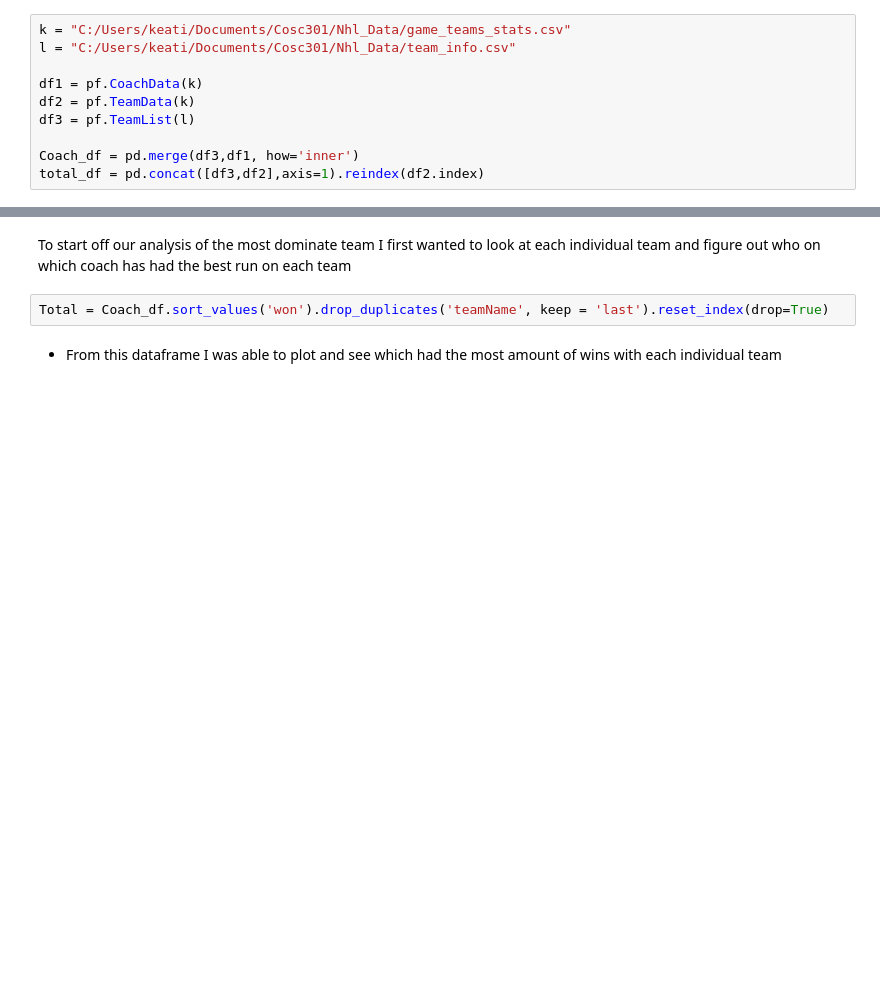
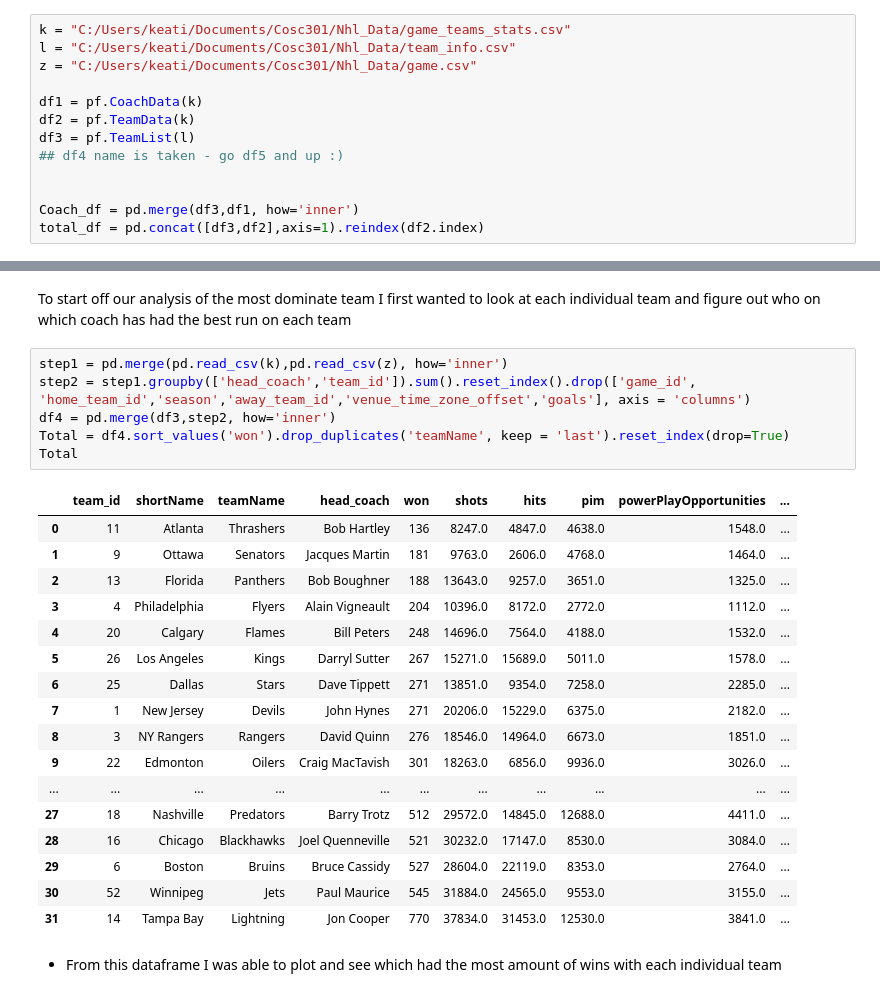
Before and after one commit to data301-2021-summer2/project-group39-project, a Jupyter notebook: analysis/Nhl-Analysis.ipynb, the cells around one changed output, grey strips where cells are left out. Cells and saved outputs as stored; diff of their text form; blank space fills up the shorter version.

Commit message:
Worked on final milestone step

```diff
--- a/analysis/Nhl-Analysis.ipynb
+++ b/analysis/Nhl-Analysis.ipynb
@@ -29,10 +29,13 @@ All data is provided and can be sourced from the NHL’s API, unofficial documen
 # %%
 k = "C:/Users/keati/Documents/Cosc301/Nhl_Data/game_teams_stats.csv"
 l = "C:/Users/keati/Documents/Cosc301/Nhl_Data/team_info.csv"
+z = "C:/Users/keati/Documents/Cosc301/Nhl_Data/game.csv"
 
 df1 = pf.CoachData(k)
 df2 = pf.TeamData(k)
 df3 = pf.TeamList(l)
+## df4 name is taken - go df5 and up :)
+
 
 Coach_df = pd.merge(df3,df1, how='inner')
 total_df = pd.concat([df3,df2],axis=1).reindex(df2.index)
@@ -41,7 +44,29 @@ total_df = pd.concat([df3,df2],axis=1).reindex(df2.index)
 # %% [markdown]
 To start off our analysis of the most dominate team I first wanted to look at each individual team and figure out who on which coach has had the best run on each team
 # %%
-Total = Coach_df.sort_values('won').drop_duplicates('teamName', keep = 'last').reset_index(drop=True)
+step1 = pd.merge(pd.read_csv(k),pd.read_csv(z), how='inner')
+step2 = step1.groupby(['head_coach','team_id']).sum().reset_index().drop(['game_id', 'home_team_id','season','away_team_id','venue_time_zone_offset','goals'], axis = 'columns')
+df4 = pd.merge(df3,step2, how='inner')
+Total = df4.sort_values('won').drop_duplicates('teamName', keep = 'last').reset_index(drop=True)
+Total
+# %% [output]
+|  | team_id | shortName | teamName | head_coach | won | shots | hits | pim | powerPlayOpportunities | ... |
+| 0 | 11 | Atlanta | Thrashers | Bob Hartley | 136 | 8247.0 | 4847.0 | 4638.0 | 1548.0 | ... |
+| 1 | 9 | Ottawa | Senators | Jacques Martin | 181 | 9763.0 | 2606.0 | 4768.0 | 1464.0 | ... |
+| 2 | 13 | Florida | Panthers | Bob Boughner | 188 | 13643.0 | 9257.0 | 3651.0 | 1325.0 | ... |
+| 3 | 4 | Philadelphia | Flyers | Alain Vigneault | 204 | 10396.0 | 8172.0 | 2772.0 | 1112.0 | ... |
+| 4 | 20 | Calgary | Flames | Bill Peters | 248 | 14696.0 | 7564.0 | 4188.0 | 1532.0 | ... |
+| 5 | 26 | Los Angeles | Kings | Darryl Sutter | 267 | 15271.0 | 15689.0 | 5011.0 | 1578.0 | ... |
+| 6 | 25 | Dallas | Stars | Dave Tippett | 271 | 13851.0 | 9354.0 | 7258.0 | 2285.0 | ... |
+| 7 | 1 | New Jersey | Devils | John Hynes | 271 | 20206.0 | 15229.0 | 6375.0 | 2182.0 | ... |
+| 8 | 3 | NY Rangers | Rangers | David Quinn | 276 | 18546.0 | 14964.0 | 6673.0 | 1851.0 | ... |
+| 9 | 22 | Edmonton | Oilers | Craig MacTavish | 301 | 18263.0 | 6856.0 | 9936.0 | 3026.0 | ... |
+| ... | ... | ... | ... | ... | ... | ... | ... | ... | ... | ... |
+| 27 | 18 | Nashville | Predators | Barry Trotz | 512 | 29572.0 | 14845.0 | 12688.0 | 4411.0 | ... |
+| 28 | 16 | Chicago | Blackhawks | Joel Quenneville | 521 | 30232.0 | 17147.0 | 8530.0 | 3084.0 | ... |
+| 29 | 6 | Boston | Bruins | Bruce Cassidy | 527 | 28604.0 | 22119.0 | 8353.0 | 2764.0 | ... |
+| 30 | 52 | Winnipeg | Jets | Paul Maurice | 545 | 31884.0 | 24565.0 | 9553.0 | 3155.0 | ... |
+| 31 | 14 | Tampa Bay | Lightning | Jon Cooper | 770 | 37834.0 | 31453.0 | 12530.0 | 3841.0 | ... |
 # %% [markdown]
 - From this dataframe I was able to plot and see which had the most amount of wins with each individual team
 # %%
```
Also changed, not shown: parts of 7 cells of this notebook, 1 other file.
